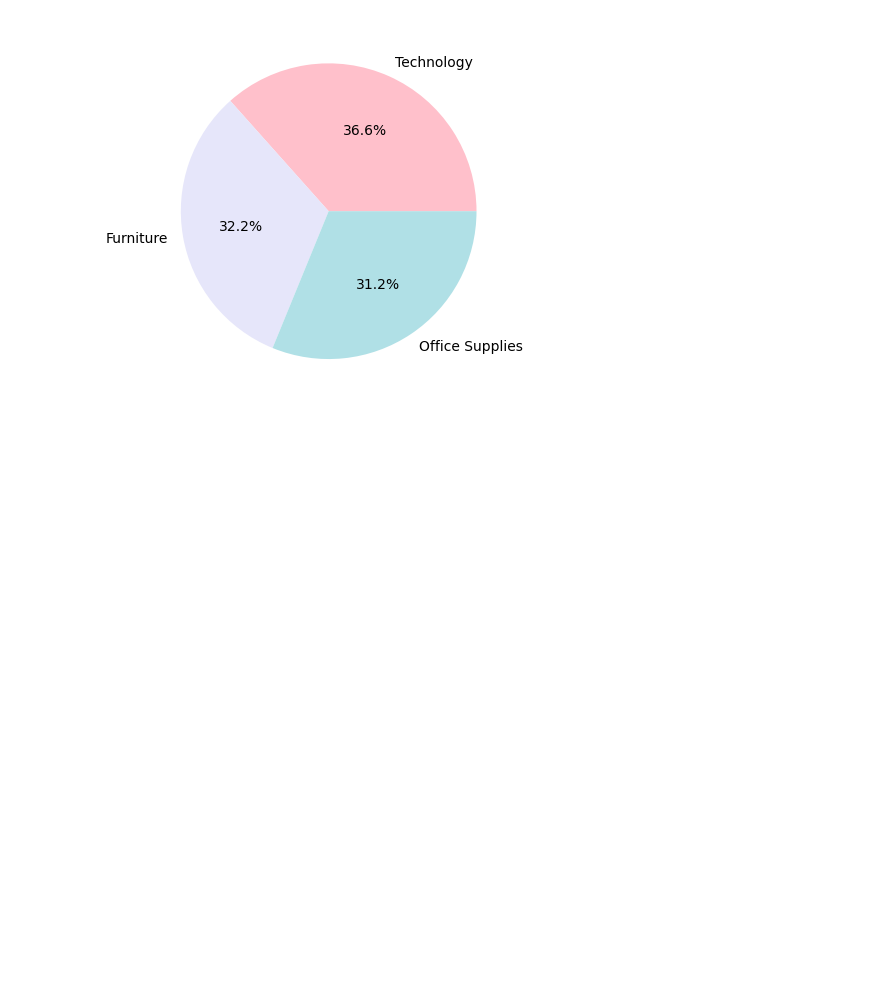
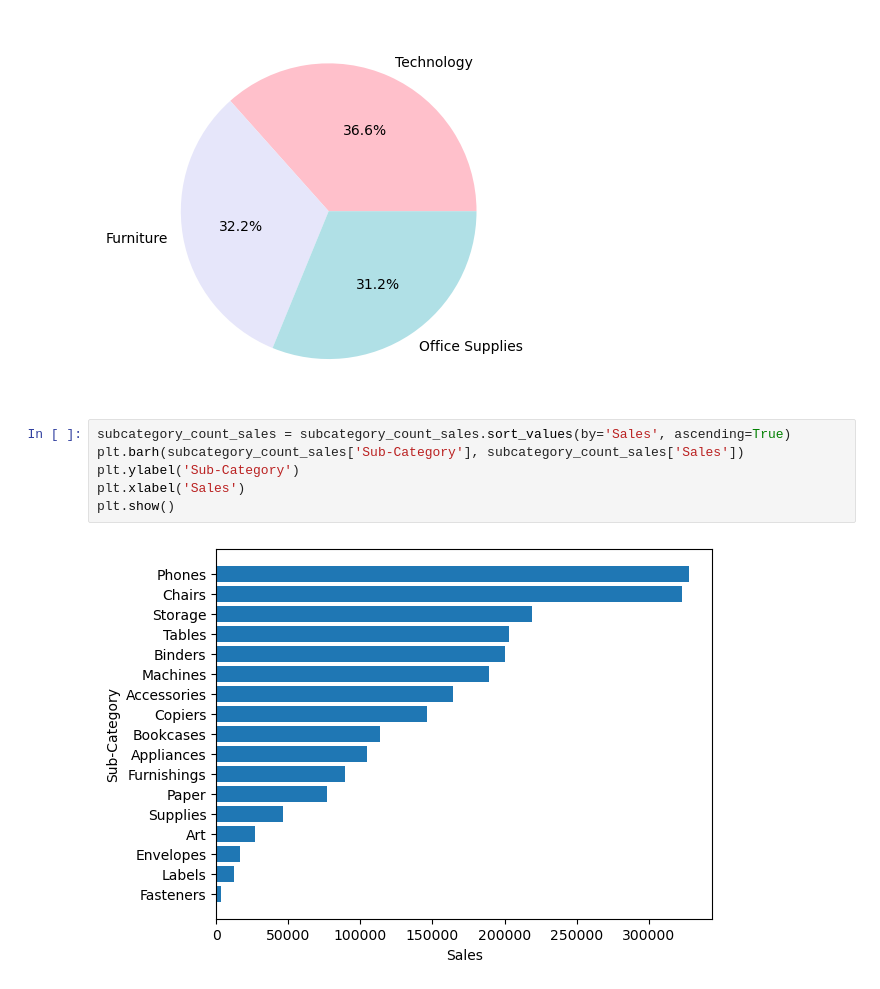
Before and after one commit to jagnajezierska/superstore_data_analysis, a Jupyter notebook: store_analysis.ipynb, the cells around one changed output. Cells and saved outputs as stored; diff of their text form; blank space fills up the shorter version.

Commit message:
sales

```diff
--- a/store_analysis.ipynb
+++ b/store_analysis.ipynb
@@ -364,3 +364,11 @@ plt.pie(top_product_category['Sales'], labels = top_product_category['Category']
   Text(-0.5913993319505617, -0.1012266277637921, '32.2%'),
   Text(0.3342480177821546, -0.4982752879771386, '31.2%')])
 [figure]
+# %%
+subcategory_count_sales = subcategory_count_sales.sort_values(by='Sales', ascending=True)
+plt.barh(subcategory_count_sales['Sub-Category'], subcategory_count_sales['Sales'])
+plt.ylabel('Sub-Category')
+plt.xlabel('Sales')
+plt.show()
+# %% [output]
+[figure, added]
```
Also changed, not shown: parts of 8 cells of this notebook.
